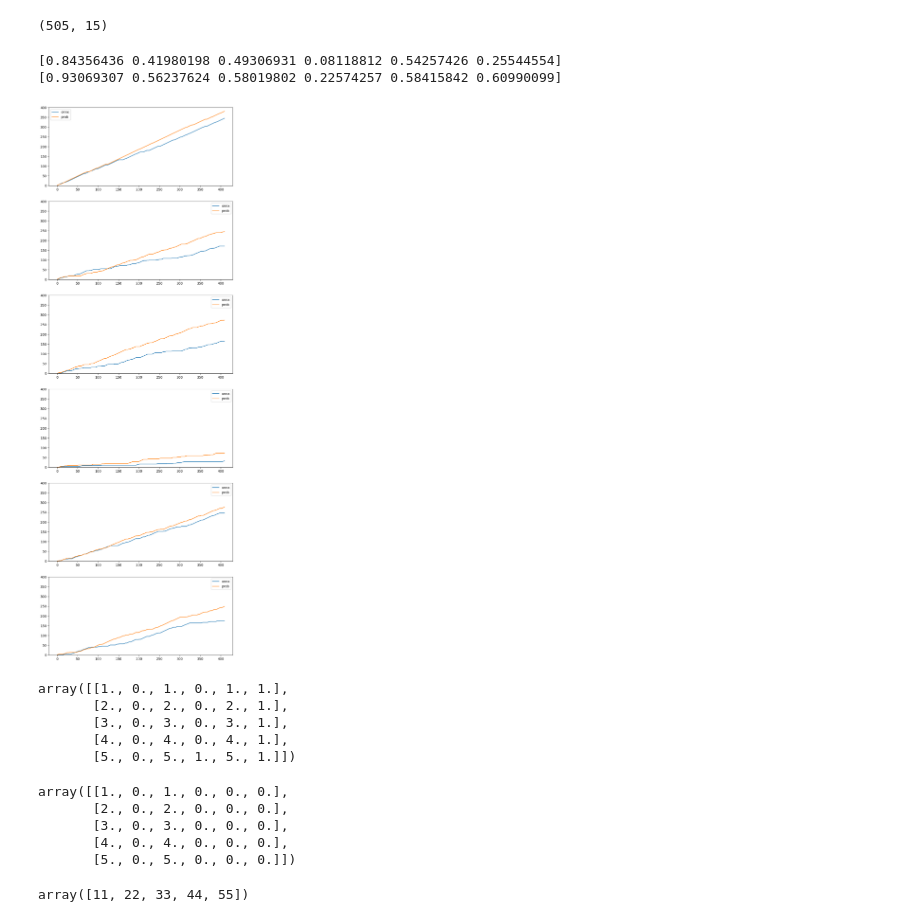
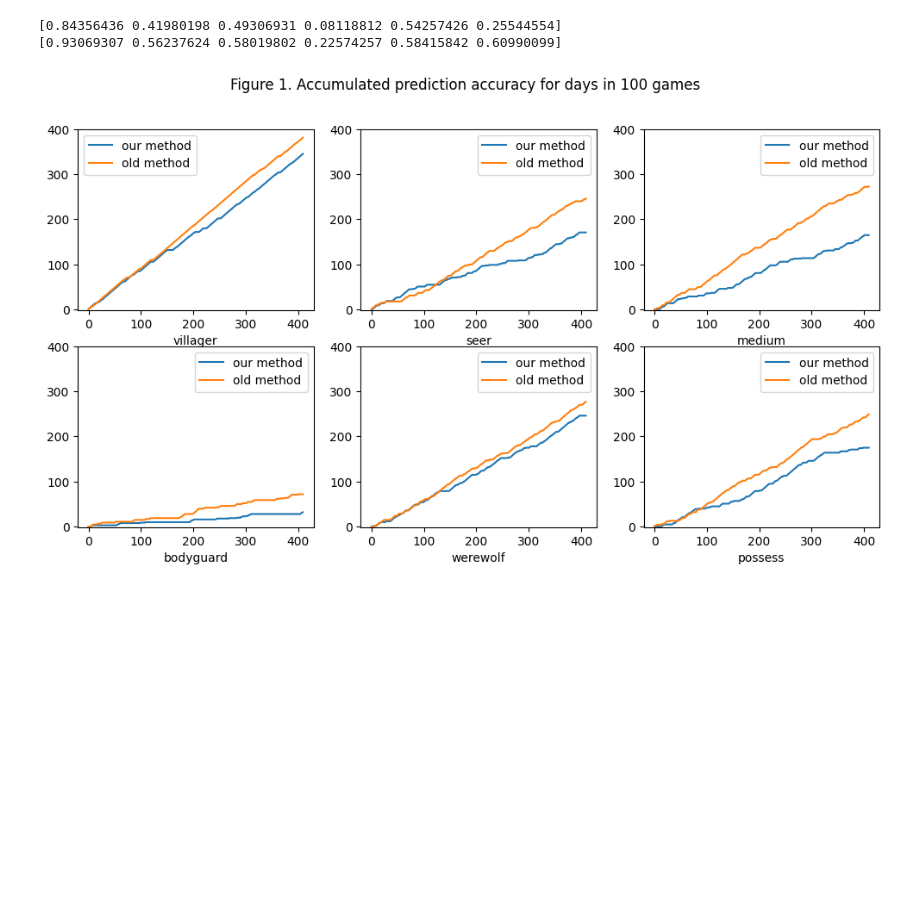
Before and after one commit to yutian-zhao/aiwolf, a Jupyter notebook: plot.ipynb, the cells around one changed output. Drawn from its saved outputs; the diff is of its cells as text; code cells hidden in the pictures; blank space fills up the shorter version.

```diff
--- a/plot.ipynb
+++ b/plot.ipynb
@@ -155,9 +155,5 @@ prob_acc2:  [0.77560976 0.6        0.66585366 0.14146341 0.63170732 0.60487805]
 onnx_acc3:  [0.47804878 0.03170732 0.05365854 0.         0.20731707 0.06341463]
 prob_acc3:  [0.47804878 0.05609756 0.11219512 0.01463415 0.20731707 0.10487805]
-# %%
-result.shape
-# %% [output]
-(505, 15)
 # %%
 b = onnx_acc.shape[0]
 print(onnx_acc.sum(axis=0)/b)
@@ -167,33 +163,17 @@ print(prob_acc.sum(axis=0)/b)
 [0.93069307 0.56237624 0.58019802 0.22574257 0.58415842 0.60990099]
 # %%
 c = onnx_data[0].shape[0]
-
-plt.figure(figsize=(10, c*5))
+roles = ["villager", "seer", "medium", "bodyguard", "werewolf", "possess"]
+plt.figure(figsize=(12, 6)) # 4*3 3*2
+plt.suptitle("Figure 1. Accumulated prediction accuracy for days in 100 games")
+plt.ylabel("Number of days of correct prediction")
 for i in range(c):
-    plt.subplot(c,1,i+1)
-    plt.plot([*range(onnx_data.shape[0])], onnx_data[:,i], label='onnx')
-    plt.plot([*range(onnx_data.shape[0])],prob_data[:,i], label='prob')
+    plt.subplot(2,3, i+1)
+    # print(i%3+1,1+int(i/3), i+1)
+    plt.plot([*range(onnx_data.shape[0])], onnx_data[:,i], label='our method')
+    plt.plot([*range(onnx_data.shape[0])],prob_data[:,i], label='old method')
     plt.ylim(-1, 400)
+    plt.xlabel(f"{roles[i]}")
     plt.legend()
 # %% [output]
-[figure, old version]
+[figure, new version]
-# %%
-prob_data
-# %% [output]
-array([[1., 0., 1., 0., 1., 1.],
-       [2., 0., 2., 0., 2., 1.],
-       [3., 0., 3., 0., 3., 1.],
-       [4., 0., 4., 0., 4., 1.],
-       [5., 0., 5., 1., 5., 1.]])
-# %%
-onnx_data
-# %% [output]
-array([[1., 0., 1., 0., 0., 0.],
-       [2., 0., 2., 0., 0., 0.],
-       [3., 0., 3., 0., 0., 0.],
-       [4., 0., 4., 0., 0., 0.],
-       [5., 0., 5., 0., 0., 0.]])
-# %%
-prob_data[:,0]
-# %% [output]
-array([11, 22, 33, 44, 55])
```
Also changed, not shown: parts of 2 cells of this notebook, 4 other files.
